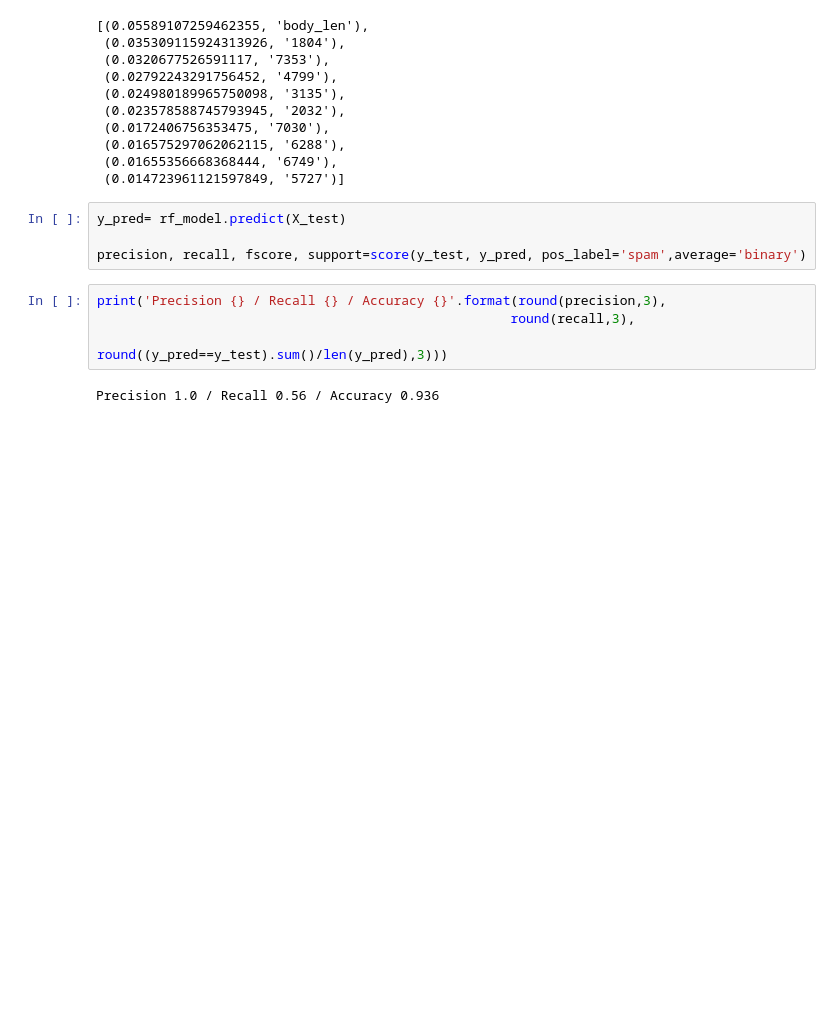
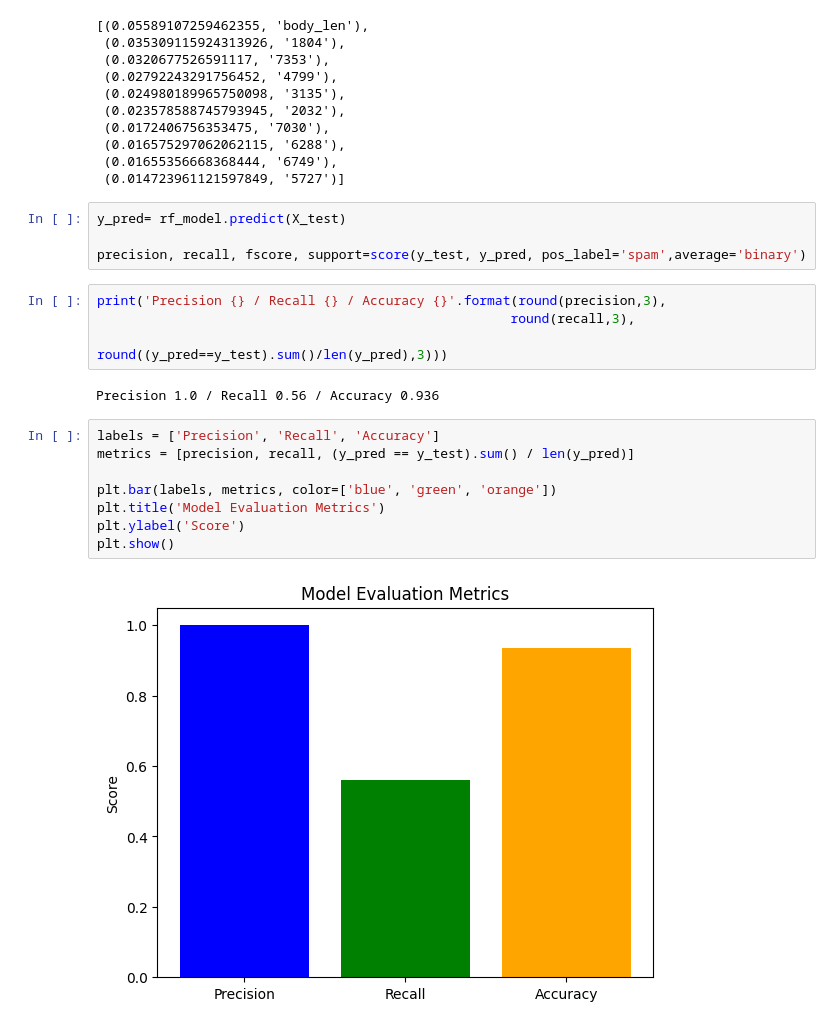
Before and after one commit to JeetChauhan17/Spam-Ham-Classifier, a Jupyter notebook: Spam_Ham_Classification_Model_Made_By_Jeet_Chauhan.ipynb, the cells around one changed output. Cells and saved outputs as stored; diff of their text form; blank space fills up the shorter version.

```diff
--- a/Spam_Ham_Classification_Model_Made_By_Jeet_Chauhan.ipynb
+++ b/Spam_Ham_Classification_Model_Made_By_Jeet_Chauhan.ipynb
@@ -443,3 +443,13 @@ print('Precision {} / Recall {} / Accuracy {}'.format(round(precision,3),
                                                      round((y_pred==y_test).sum()/len(y_pred),3)))
 # %% [output]
 Precision 1.0 / Recall 0.56 / Accuracy 0.936
+# %%
+labels = ['Precision', 'Recall', 'Accuracy']
+metrics = [precision, recall, (y_pred == y_test).sum() / len(y_pred)]
+
+plt.bar(labels, metrics, color=['blue', 'green', 'orange'])
+plt.title('Model Evaluation Metrics')
+plt.ylabel('Score')
+plt.show()
+# %% [output]
+[figure, added]
```
